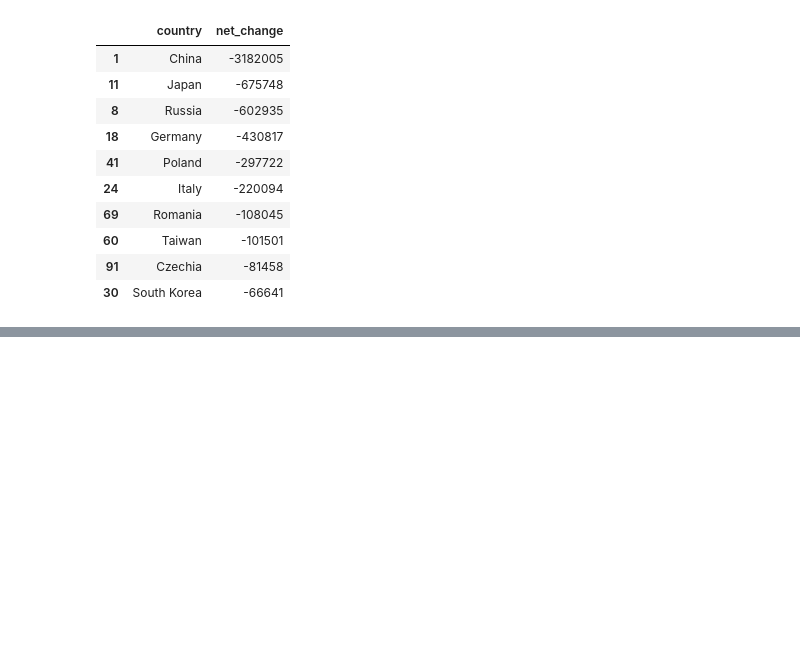
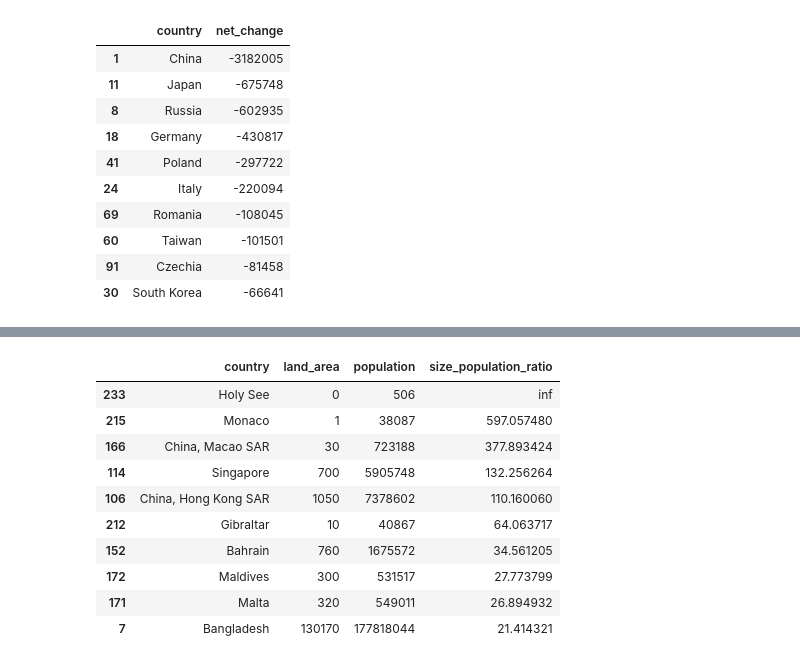
Before and after one commit to KristijanJakimov/population_analysis_project, a Jupyter notebook: analysis.ipynb, the cells around one changed output, grey strips where cells are left out. Saved outputs shown, nothing was run; the diff lists cells and outputs as text; code cells hidden in the pictures; blank space fills up the shorter version.

```diff
--- a/analysis.ipynb
+++ b/analysis.ipynb
@@ -231,0 +254,5 @@ data.sort_values("net_change")[["country", "net_change"]].head(10)
+# %%
+world_density = data["population"].sum() / data["land_area"].sum()
+data["expected_population"] = data["land_area"] * world_density
+data["size_population_ratio"] = data["population"] / data["expected_population"]
+data[["country", "land_area", "population", "size_population_ratio"]].head()
@@ -231,0 +266,14 @@ data.sort_values("net_change")[["country", "net_change"]].head(10)
+# %%
+data.sort_values("size_population_ratio", ascending=False)[["country", "land_area", "population", "size_population_ratio"]].head(10)
+# %% [output]
+|  | country | land_area | population | size_population_ratio |
+| 233 | Holy See | 0 | 506 | inf |
+| 215 | Monaco | 1 | 38087 | 597.057480 |
+| 166 | China, Macao SAR | 30 | 723188 | 377.893424 |
+| 114 | Singapore | 700 | 5905748 | 132.256264 |
+| 106 | China, Hong Kong SAR | 1050 | 7378602 | 110.160060 |
+| 212 | Gibraltar | 10 | 40867 | 64.063717 |
+| 152 | Bahrain | 760 | 1675572 | 34.561205 |
+| 172 | Maldives | 300 | 531517 | 27.773799 |
+| 171 | Malta | 320 | 549011 | 26.894932 |
+| 7 | Bangladesh | 130170 | 177818044 | 21.414321 |
```
Also changed, not shown: parts of 5 cells of this notebook.
